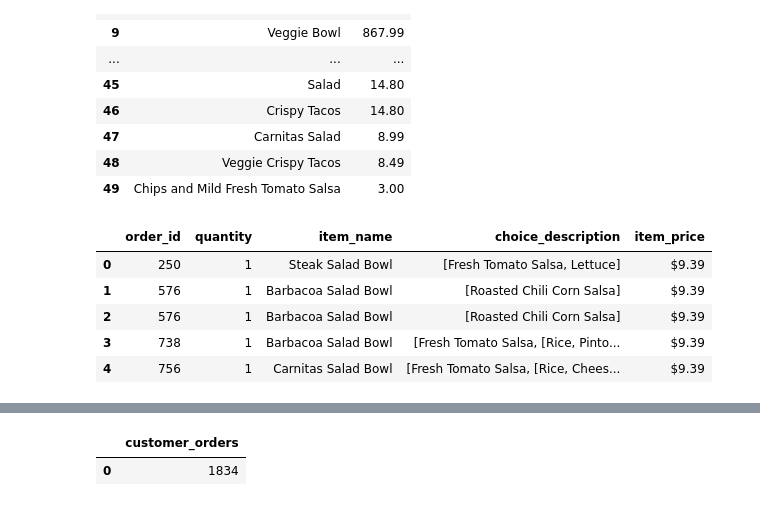
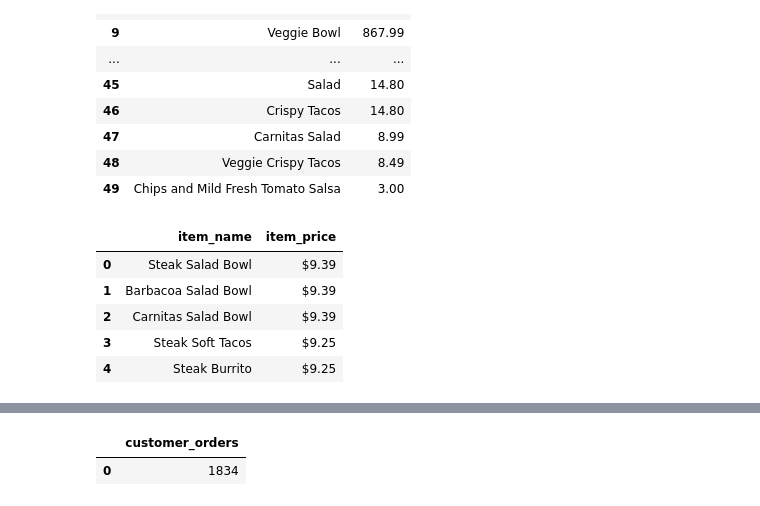
Before and after one commit to georgemark1024/kamilimu_assignments, a Jupyter notebook: sql/task.ipynb, the cells around one changed output, grey strips where cells are left out. Saved outputs shown, nothing was run; the diff lists cells and outputs as text; code cells hidden in the pictures.

```diff
--- a/sql/task.ipynb
+++ b/sql/task.ipynb
@@ -241,17 +242,17 @@ pd.read_sql(
 # %%
 # Show the top 5 records with the highest item_price
 sales.head()
 
 pd.read_sql(
-    """SELECT *
+    """SELECT DISTINCT item_name, item_price
     FROM sales_table
     ORDER BY item_price DESC
     LIMIT 5""", conn
 )
 # %% [output]
-|  | order_id | quantity | item_name | choice_description | item_price |
-| 0 | 250 | 1 | Steak Salad Bowl | [Fresh Tomato Salsa, Lettuce] | $9.39 |
-| 1 | 576 | 1 | Barbacoa Salad Bowl | [Roasted Chili Corn Salsa] | $9.39 |
-| 2 | 576 | 1 | Barbacoa Salad Bowl | [Roasted Chili Corn Salsa] | $9.39 |
-| 3 | 738 | 1 | Barbacoa Salad Bowl | [Fresh Tomato Salsa, [Rice, Pinto... | $9.39 |
-| 4 | 756 | 1 | Carnitas Salad Bowl | [Fresh Tomato Salsa, [Rice, Chees... | $9.39 |
+|  | item_name | item_price |
+| 0 | Steak Salad Bowl | $9.39 |
+| 1 | Barbacoa Salad Bowl | $9.39 |
+| 2 | Carnitas Salad Bowl | $9.39 |
+| 3 | Steak Soft Tacos | $9.25 |
+| 4 | Steak Burrito | $9.25 |
```
Also changed, not shown: parts of 3 cells of this notebook, 1 other file.
